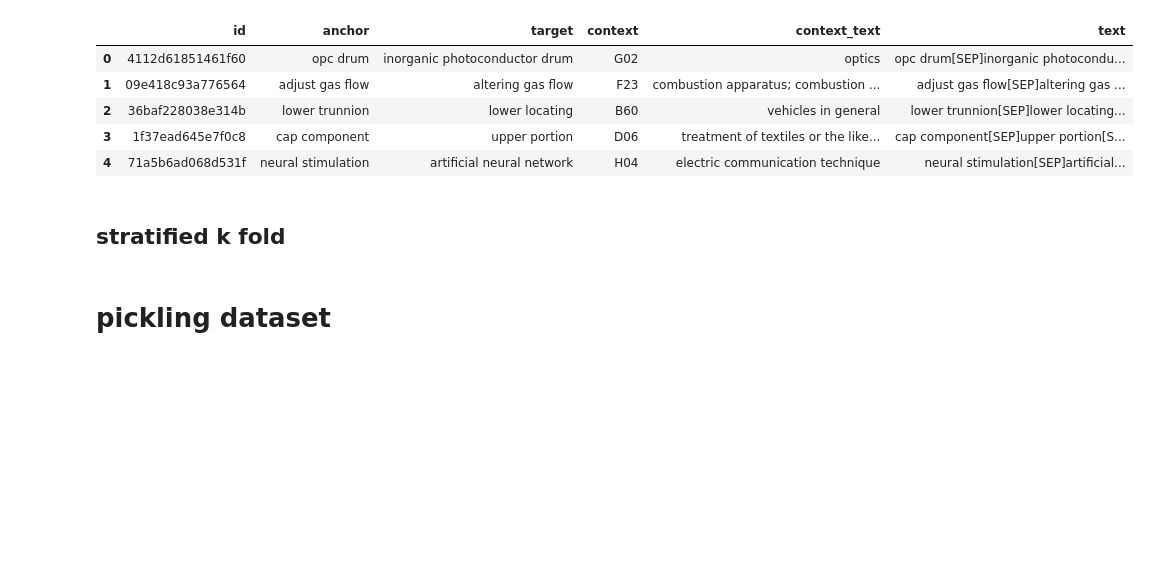
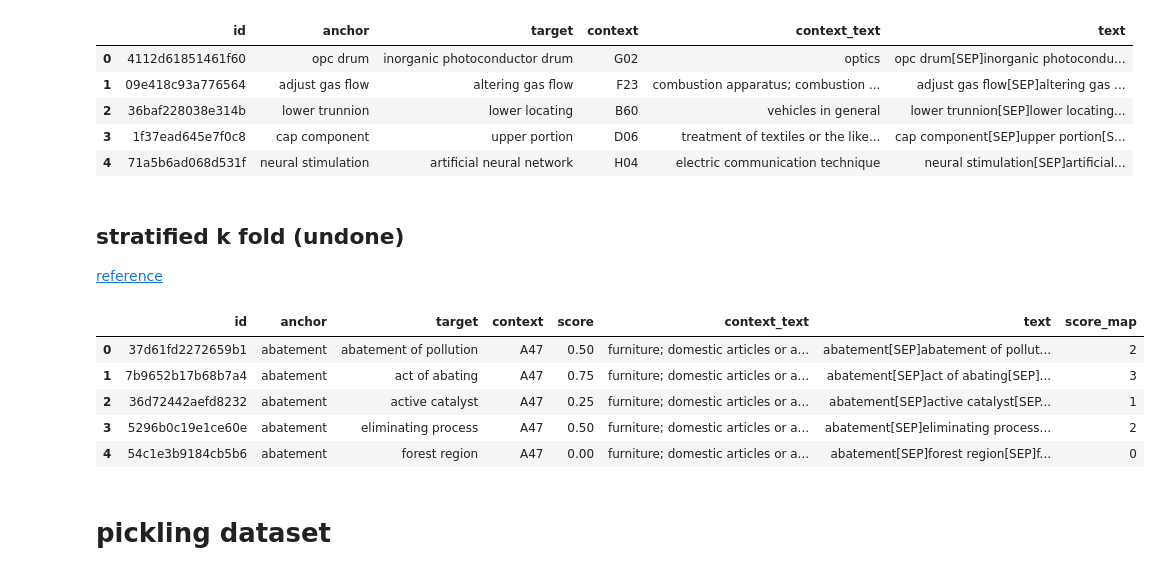
Before and after one commit to pappymu/herb, a Jupyter notebook: patent-eda-feature-engineering.ipynb, the cells around one changed output. Drawn from its saved outputs; the diff is of its cells as text; code cells hidden in the pictures; blank space fills up the shorter version.

Commit message:
Kaggle Notebook | Patent EDA + Feature Engineering | Version 2

```diff
--- a/patent-eda-feature-engineering.ipynb
+++ b/patent-eda-feature-engineering.ipynb
@@ -457,6 +457,8 @@ test.head()
 | 2 | 36baf228038e314b | lower trunnion | lower locating | B60 | vehicles in general | lower trunnion[SEP]lower locating... |
 | 3 | 1f37ead645e7f0c8 | cap component | upper portion | D06 | treatment of textiles or the like... | cap component[SEP]upper portion[S... |
 | 4 | 71a5b6ad068d531f | neural stimulation | artificial neural network | H04 | electric communication technique | neural stimulation[SEP]artificial... |
-# %% [markdown]
-## stratified k fold
+# %% [markdown]
+## stratified k fold (undone)
+
+[reference](https://www.kaggle.com/code/backup1123/pytorch-k-fold-cross-validation-dataloader/notebook)
 # %%
@@ -463,0 +466,10 @@ from sklearn.model_selection import StratifiedKFold
+# %%
+train['score_map'] = train['score'].map({0.00: 0, 0.25: 1, 0.50: 2, 0.75: 3, 1.00: 4})
+train.head()
+# %% [output]
+|  | id | anchor | target | context | score | context_text | text | score_map |
+| 0 | 37d61fd2272659b1 | abatement | abatement of pollution | A47 | 0.50 | furniture; domestic articles or a... | abatement[SEP]abatement of pollut... | 2 |
+| 1 | 7b9652b17b68b7a4 | abatement | act of abating | A47 | 0.75 | furniture; domestic articles or a... | abatement[SEP]act of abating[SEP]... | 3 |
+| 2 | 36d72442aefd8232 | abatement | active catalyst | A47 | 0.25 | furniture; domestic articles or a... | abatement[SEP]active catalyst[SEP... | 1 |
+| 3 | 5296b0c19e1ce60e | abatement | eliminating process | A47 | 0.50 | furniture; domestic articles or a... | abatement[SEP]eliminating process... | 2 |
+| 4 | 54c1e3b9184cb5b6 | abatement | forest region | A47 | 0.00 | furniture; domestic articles or a... | abatement[SEP]forest region[SEP]f... | 0 |
```
Also changed, not shown: parts of 5 cells of this notebook.
